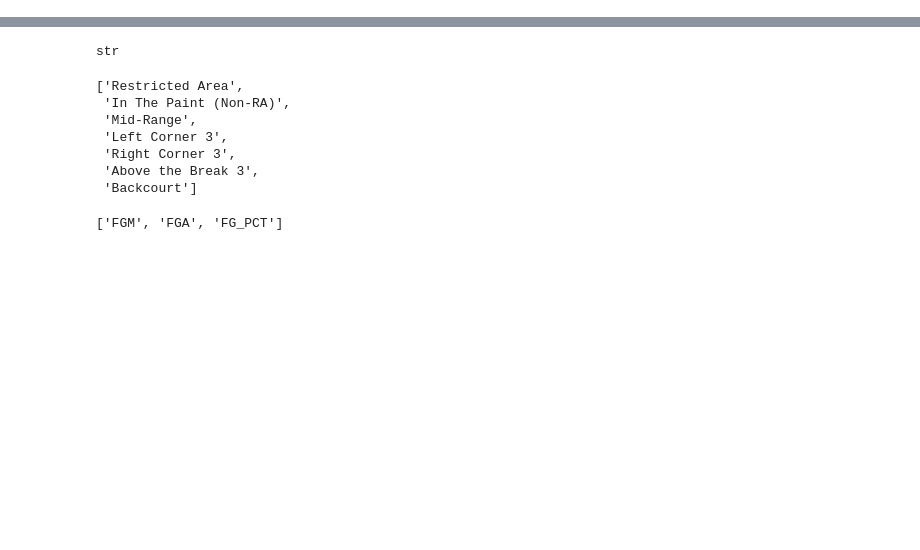
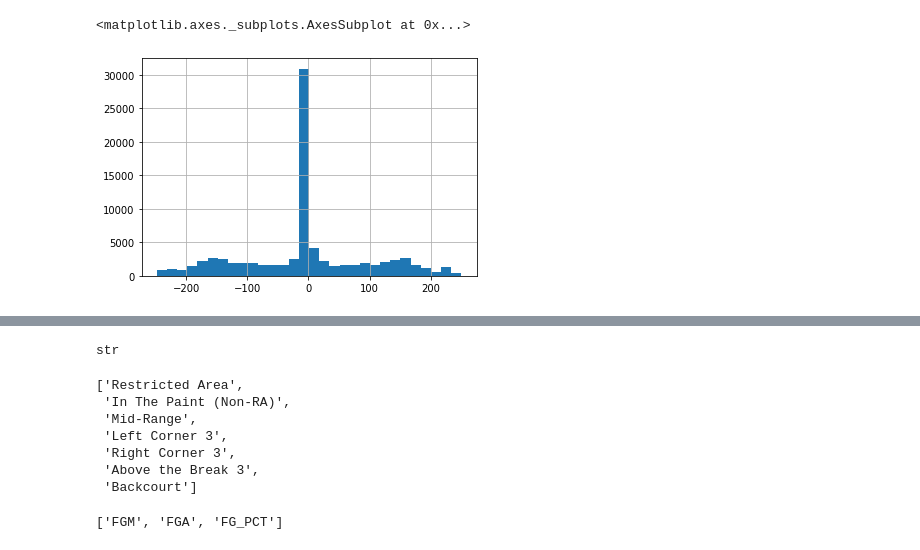
Before and after one commit to JordanLevy99/DSC_106_Final_Project, a Jupyter notebook: nba_shot_location_data.ipynb, the cells around one changed output, grey strips where cells are left out. Saved outputs shown, nothing was run; the diff lists cells and outputs as text; code cells hidden in the pictures; blank space fills up the shorter version.

```diff
--- a/nba_shot_location_data.ipynb
+++ b/nba_shot_location_data.ipynb
@@ -2,0 +201,5 @@ from nba_api.stats.endpoints import leaguedashplayershotlocations
+# %%
+filt_shots['LOC_X'].hist(bins=30)
+# %% [output]
+<matplotlib.axes._subplots.AxesSubplot at 0x...>
+[figure, added]
```
Also changed, not shown: parts of 37 cells of this notebook, 24 other files.
